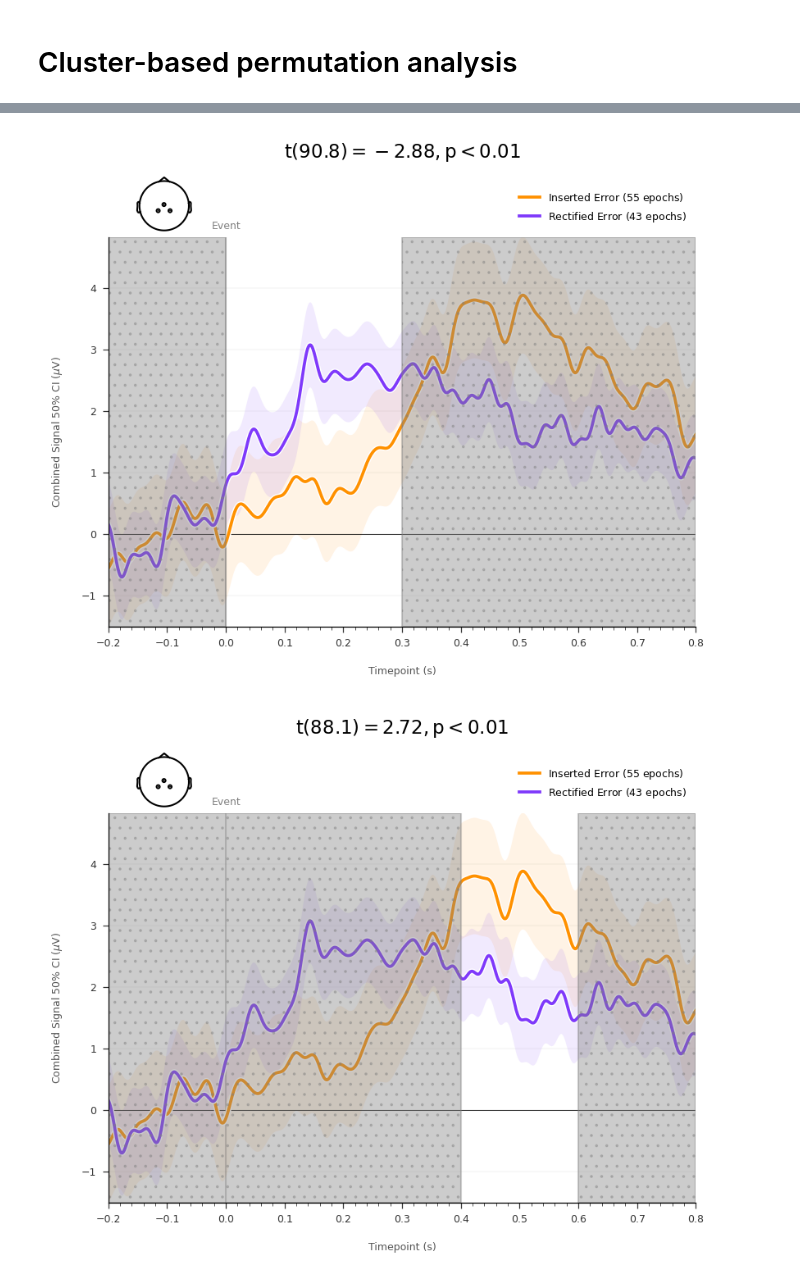
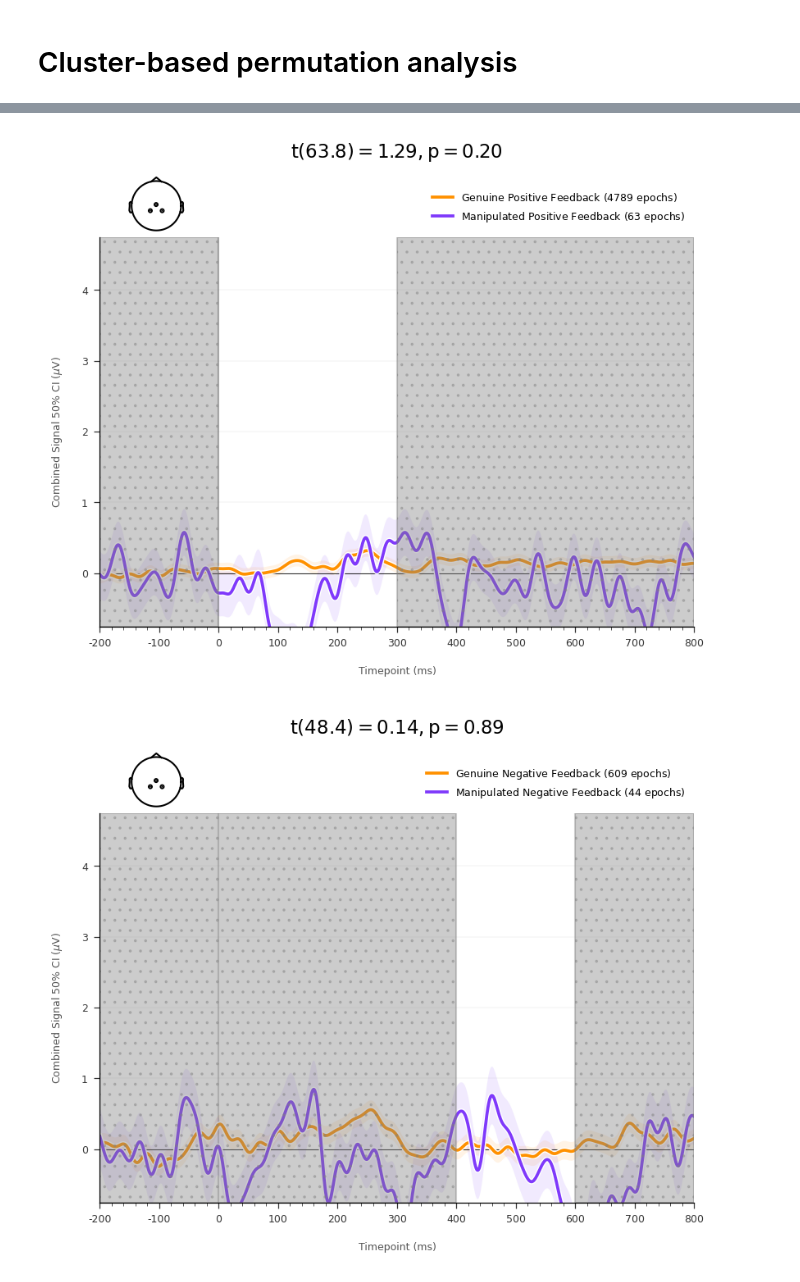
Before and after one commit to dlundgaard/AuthorshipArtifice, a Jupyter notebook: analysis/analysis_EEG.ipynb, the cells around one changed output, grey strips where cells are left out. Drawn from its saved outputs; the diff is of its cells as text; code cells hidden in the pictures.

```diff
--- a/analysis/analysis_EEG.ipynb
+++ b/analysis/analysis_EEG.ipynb
@@ -150,6 +150,5 @@ def compare_evoked_gfp(contrast, participant = None, channel_subset = None, ci =
     ax.margins(y = 0)
     plt.show()
 
-for contrast in selected_contrasts[:2] + selected_contrasts[3:]:
+# for contrast in selected_contrasts[:2] + selected_contrasts[3:]:
     # compare_evoked_gfp(contrast, participant=selected_participant)
-    compare_evoked_gfp(contrast)
@@ -283,9 +275,9 @@ def perform_cluster_permutation(participant, conditions, clustering_alpha = 0.05
 
             plt.show()
 
-if selected_participant:
-    for contrast in [selected_contrasts[3]]:
-        perform_cluster_permutation(
-            participant = selected_participant,
-            conditions = contrast,
-        )
+# if selected_participant:
+#     for contrast in [selected_contrasts[3]]:
+#         perform_cluster_permutation(
+#             participant = selected_participant,
+#             conditions = contrast,
+#         )
@@ -556,13 +583,6 @@ def windowed_mean_test(contrast, channel_subset, time_begin, time_end, participa
         color = "black",
         linewidth = 1,
         alpha = 0.2,
-    )
-    ax.annotate(
-        "Event",
-        xy = (0, 1.02),
-        xycoords = ("data", "axes fraction"),
-        ha = "center",
-        alpha = 0.5,
     )
     ax.axhline(
         y = 0,
@@ -634,6 +654,7 @@ def windowed_mean_test(contrast, channel_subset, time_begin, time_end, participa
     ax.set_xlabel("Timepoint (ms)")
     ax.set_ylabel(("Combined " if channel_subset and len(channel_subset) > 1 else "") + f"Signal {ci:.0%} CI ($\\mu$V)")
     ax.set_xlim(epochs.times[0], epochs.times[-1])
+    ax.set_ylim(-0.75, 4.75)
     ax.margins(x = 0, y = 0)
 
     if participant:
@@ -656,32 +677,48 @@ def windowed_mean_test(contrast, channel_subset, time_begin, time_end, participa
     # print(output)
 
     ax.set_title("$" + formatted_t_test_resulted + "$")
 
     ax_topo = ax.inset_axes([0.02, 1.01, 0.15, 0.15], in_layout = False)
     mne.viz.plot_sensors(
         epochs.copy().pick(channel_subset).info,
         axes = ax_topo,
         pointsize = 0.8,
         sphere=(0, 0.02, 0, 0.1),
     )
     ax_topo.axis("off")
     plt.show()
 
 windowed_mean_test(
     participant = selected_participant,
+    contrast = selected_contrasts[4],
+    channel_subset = ["Cz", "CP1", "CP2"],
+    time_begin = 0.00,
+    time_end = 0.30,
+)
+
+windowed_mean_test(
+    participant = selected_participant,
+    contrast = selected_contrasts[5],
+    channel_subset = ["Cz", "CP1", "CP2"],
+    time_begin = 0.40,
+    time_end = 0.60,
+)
+
+windowed_mean_test(
+    participant = selected_participant,
     contrast = selected_contrasts[3],
     channel_subset = ["Cz", "CP1", "CP2"],
     time_begin = 0.00,
     time_end = 0.30,
 )
 
 windowed_mean_test(
     participant = selected_participant,
     contrast = selected_contrasts[3],
     channel_subset = ["Cz", "CP1", "CP2"],
     time_begin = 0.40,
     time_end = 0.60,
 )
 # %% [output]
-[figure, old version]
+[figure, new version]
-[figure, old version]
+[figure, new version]
```
Also changed, not shown: parts of 9 cells of this notebook, 1 other file.
